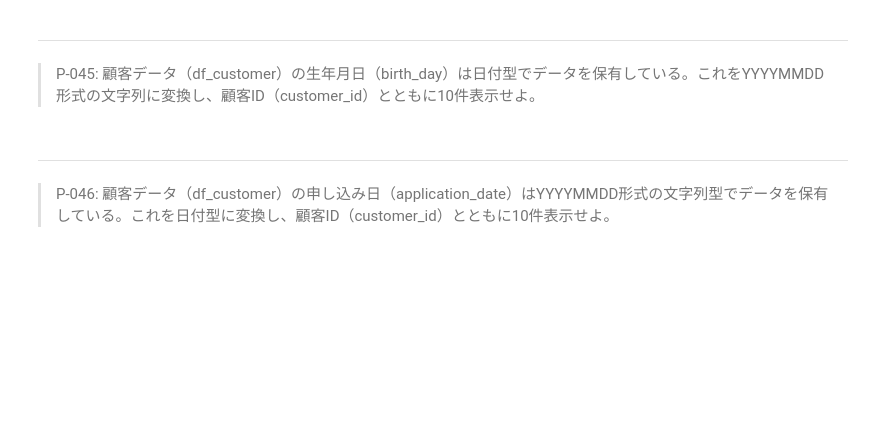
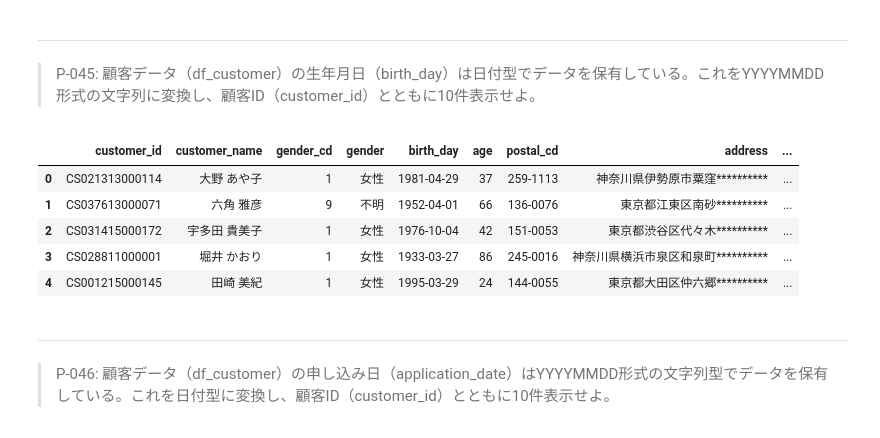
Before and after one commit to libra20/100knocks2, a Jupyter notebook: docker/work/preprocess_knock_Python.ipynb, the cells around one changed output. Cells and saved outputs as stored; diff of their text form; code cells hidden in the pictures; blank space fills up the shorter version.

```diff
--- a/docker/work/preprocess_knock_Python.ipynb
+++ b/docker/work/preprocess_knock_Python.ipynb
@@ -909,6 +909,18 @@ dfa.rename(columns={col: col.zfill(2) for col in dfa.columns}).rename_axis(colum
 # %% [markdown]
 ---
 > P-045: 顧客データ（df_customer）の生年月日（birth_day）は日付型でデータを保有している。これをYYYYMMDD形式の文字列に変換し、顧客ID（customer_id）とともに10件表示せよ。
+# %%
+df = df_customer.copy()
+df['birth_day'] = pd.to_datetime(df.birth_day)
+df['birth_day_formated'] = df.birth_day.dt.strftime('%Y%m%d')
+df.head()
+# %% [output]
+|  | customer_id | customer_name | gender_cd | gender | birth_day | age | postal_cd | address | ... |
+| 0 | CS021313000114 | 大野 あや子 | 1 | 女性 | 1981-04-29 | 37 | 259-1113 | 神奈川県伊勢原市粟窪********** | ... |
+| 1 | CS037613000071 | 六角 雅彦 | 9 | 不明 | 1952-04-01 | 66 | 136-0076 | 東京都江東区南砂********** | ... |
+| 2 | CS031415000172 | 宇多田 貴美子 | 1 | 女性 | 1976-10-04 | 42 | 151-0053 | 東京都渋谷区代々木********** | ... |
+| 3 | CS028811000001 | 堀井 かおり | 1 | 女性 | 1933-03-27 | 86 | 245-0016 | 神奈川県横浜市泉区和泉町********** | ... |
+| 4 | CS001215000145 | 田崎 美紀 | 1 | 女性 | 1995-03-29 | 24 | 144-0055 | 東京都大田区仲六郷********** | ... |
 # %% [markdown]
 ---
 > P-046: 顧客データ（df_customer）の申し込み日（application_date）はYYYYMMDD形式の文字列型でデータを保有している。これを日付型に変換し、顧客ID（customer_id）とともに10件表示せよ。
```
Also changed, not shown: parts of 3 cells of this notebook.
